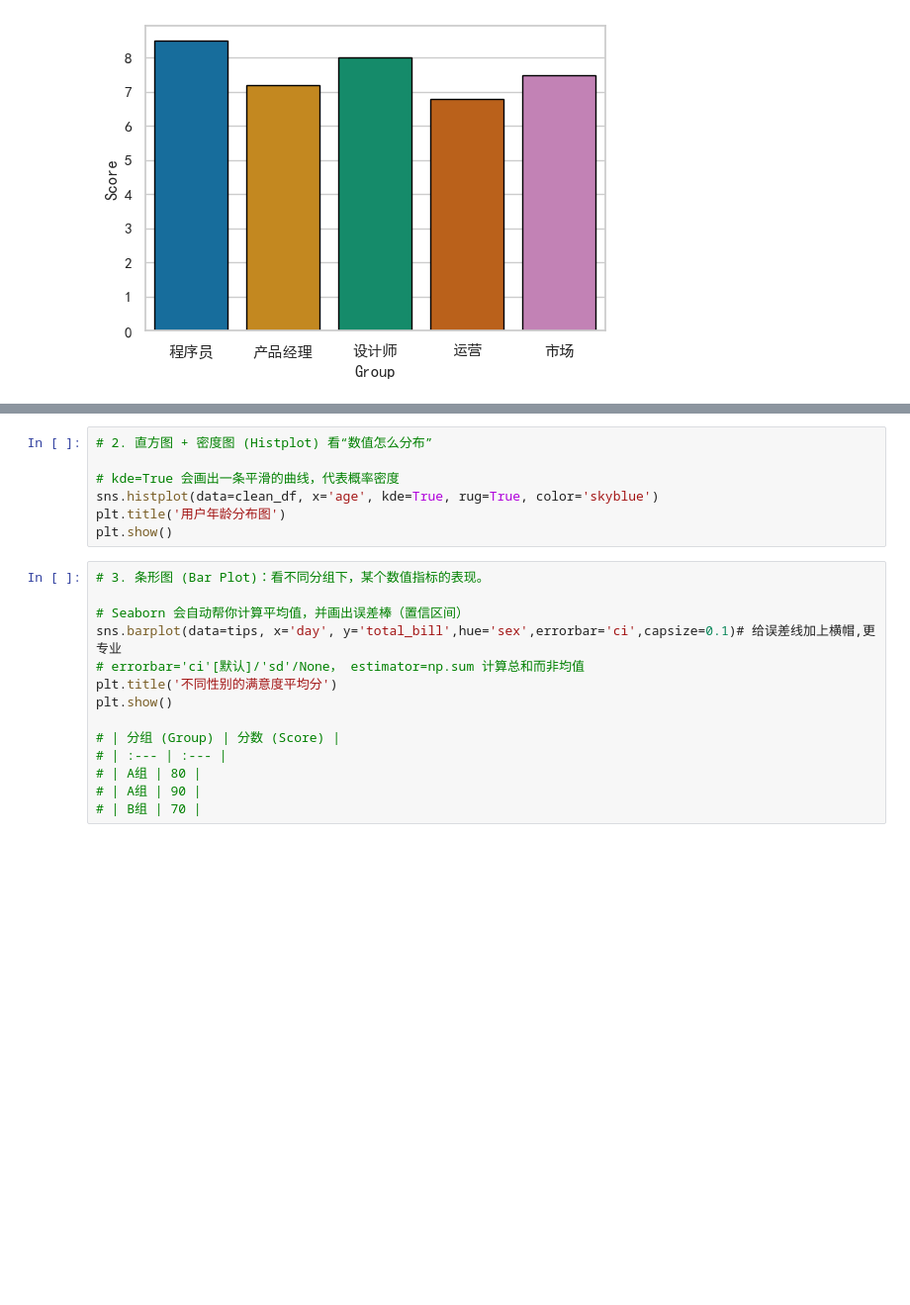
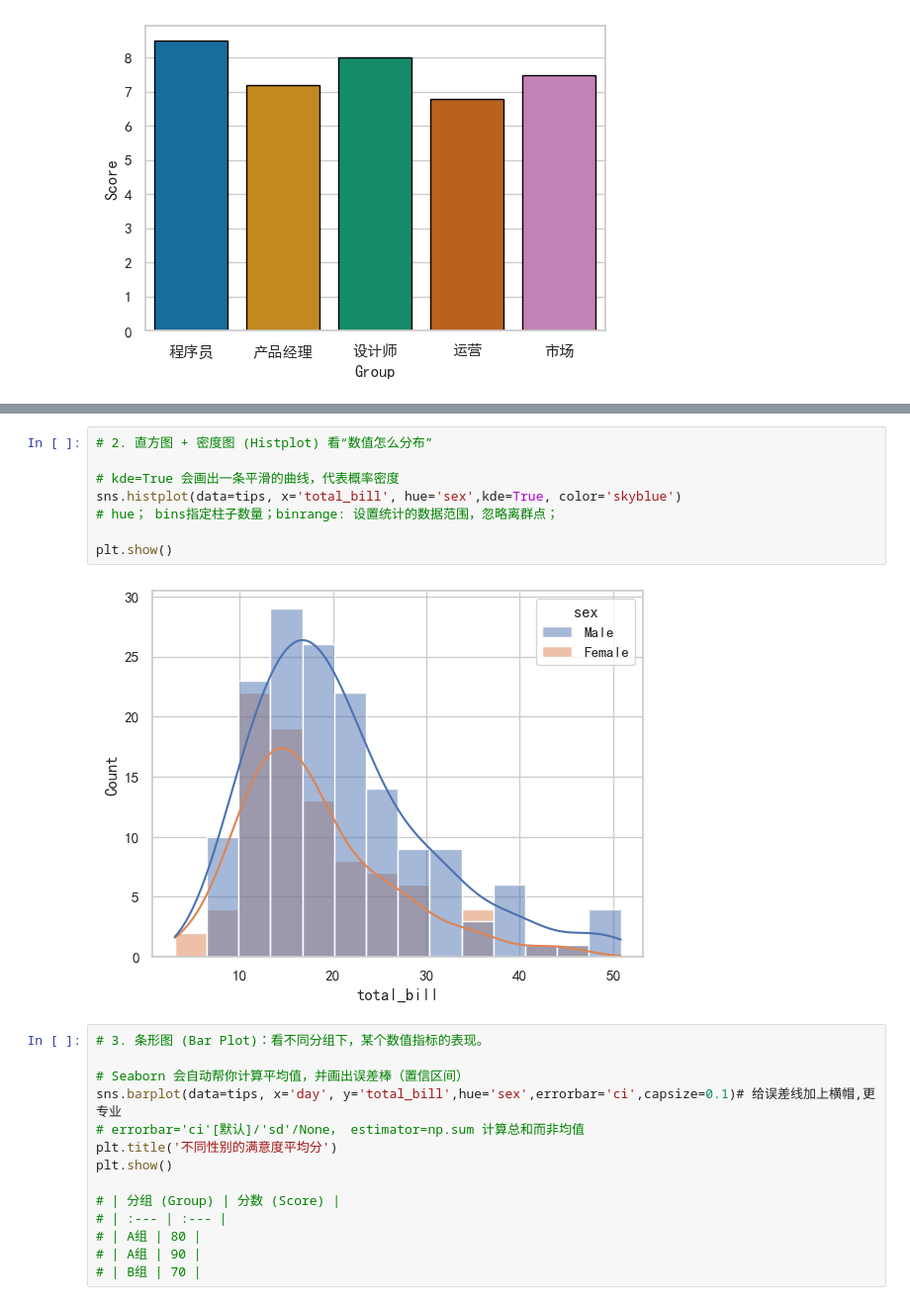
Before and after one commit to UMP4u/knowledge-handbook, a Jupyter notebook: survey_process/seaborn.ipynb, the cells around one changed output, grey strips where cells are left out. Shown at 99% size. Drawn from its saved outputs; the diff is of its cells as text; blank space fills up the shorter version.

```diff
--- a/survey_process/seaborn.ipynb
+++ b/survey_process/seaborn.ipynb
@@ -71,10 +79,13 @@ plt.show()
 # %%
 # 2. 直方图 + 密度图 (Histplot) 看“数值怎么分布”
 
 # kde=True 会画出一条平滑的曲线，代表概率密度
-sns.histplot(data=clean_df, x='age', kde=True, rug=True, color='skyblue')
-plt.title('用户年龄分布图')
+sns.histplot(data=tips, x='total_bill', hue='sex',kde=True, color='skyblue')
+# hue； bins指定柱子数量；binrange: 设置统计的数据范围，忽略离群点；
+
 plt.show()
+# %% [output]
+[figure, added]
 # %%
 # 3. 条形图 (Bar Plot)：看不同分组下，某个数值指标的表现。
 
```
Also changed, not shown: parts of 2 cells of this notebook.
